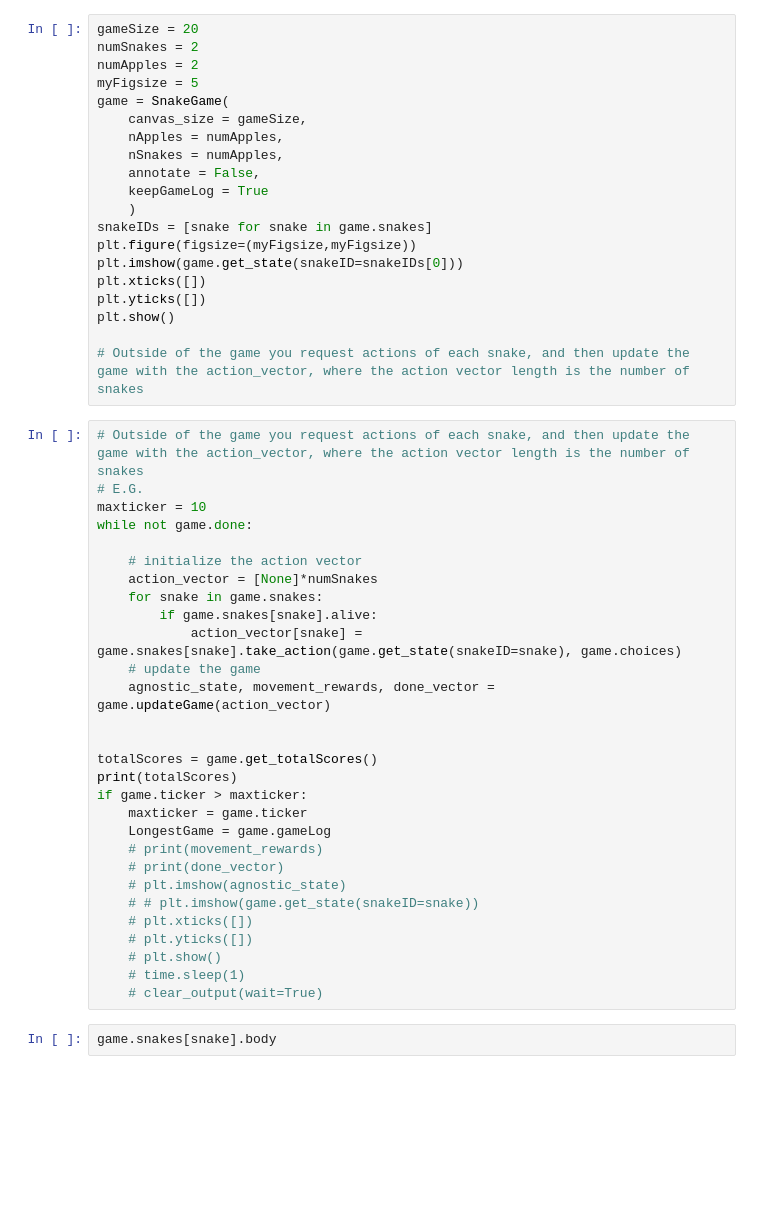
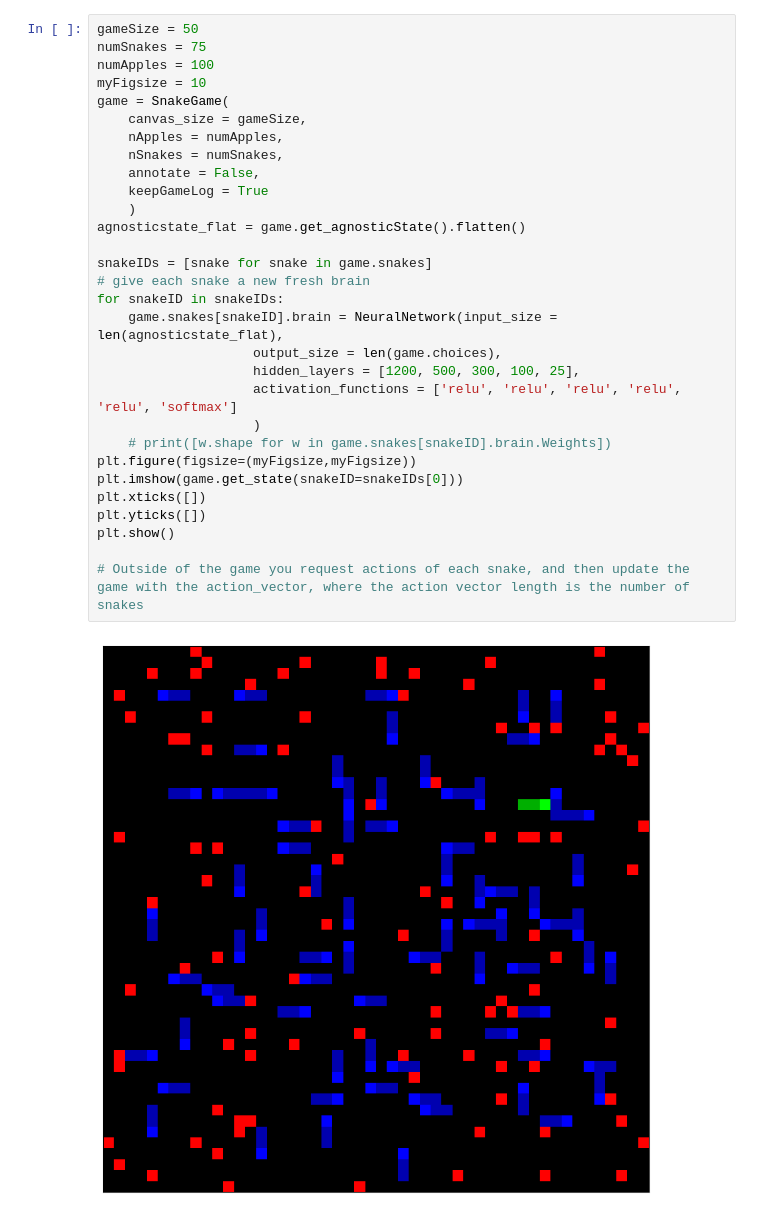
Before and after one commit to hallurr/sneks-ai, a Jupyter notebook: sneks_ai_tester.ipynb, the cells around one changed output. Saved outputs shown, nothing was run; the diff lists cells and outputs as text; blank space fills up the shorter version.

Commit message:
added simple brains and progress

```diff
--- a/sneks_ai_tester.ipynb
+++ b/sneks_ai_tester.ipynb
@@ -6,51 +7,32 @@ from sneks_ai import SnakeGame, Snake, Apple  # use the classes from sneks-ai.py
 # %%
-gameSize = 20
-numSnakes = 2
-numApples = 2
-myFigsize = 5
+gameSize = 50
+numSnakes = 75
+numApples = 100
+myFigsize = 10
 game = SnakeGame(
     canvas_size = gameSize,
     nApples = numApples,
-    nSnakes = numApples,
+    nSnakes = numSnakes,
     annotate = False,
     keepGameLog = True
     )
+agnosticstate_flat = game.get_agnosticState().flatten()
+
 snakeIDs = [snake for snake in game.snakes]
+# give each snake a new fresh brain
+for snakeID in snakeIDs:
+    game.snakes[snakeID].brain = NeuralNetwork(input_size = len(agnosticstate_flat),
+                    output_size = len(game.choices),
+                    hidden_layers = [1200, 500, 300, 100, 25],
+                    activation_functions = ['relu', 'relu', 'relu', 'relu', 'relu', 'softmax']
+                    )
+    # print([w.shape for w in game.snakes[snakeID].brain.Weights])
 plt.figure(figsize=(myFigsize,myFigsize))
 plt.imshow(game.get_state(snakeID=snakeIDs[0]))
 plt.xticks([])
 plt.yticks([])
 plt.show()
 
 # Outside of the game you request actions of each snake, and then update the game with the action_vector, where the action vector length is the number of snakes
+# %% [output]
+[figure, added]
-# %%
-# Outside of the game you request actions of each snake, and then update the game with the action_vector, where the action vector length is the number of snakes
-# E.G.
-maxticker = 10
-while not game.done:
-
-    # initialize the action vector
-    action_vector = [None]*numSnakes
-    for snake in game.snakes:
-        if game.snakes[snake].alive:
-            action_vector[snake] = game.snakes[snake].take_action(game.get_state(snakeID=snake), game.choices)
-    # update the game
-    agnostic_state, movement_rewards, done_vector =  game.updateGame(action_vector)
-
-
-totalScores = game.get_totalScores()
-print(totalScores)
-if game.ticker > maxticker:
-    maxticker = game.ticker
-    LongestGame = game.gameLog
-    # print(movement_rewards)
-    # print(done_vector)
-    # plt.imshow(agnostic_state)
-    # # plt.imshow(game.get_state(snakeID=snake))
-    # plt.xticks([])
-    # plt.yticks([])
-    # plt.show()
-    # time.sleep(1)
-    # clear_output(wait=True)
-# %%
-game.snakes[snake].body
```
Also changed, not shown: parts of 25 cells of this notebook, 4 other files.
